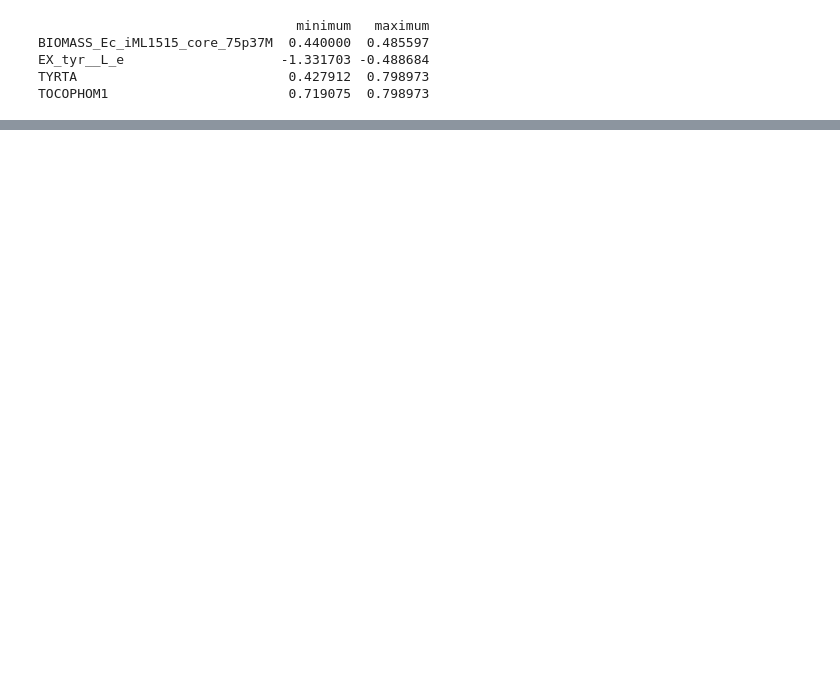
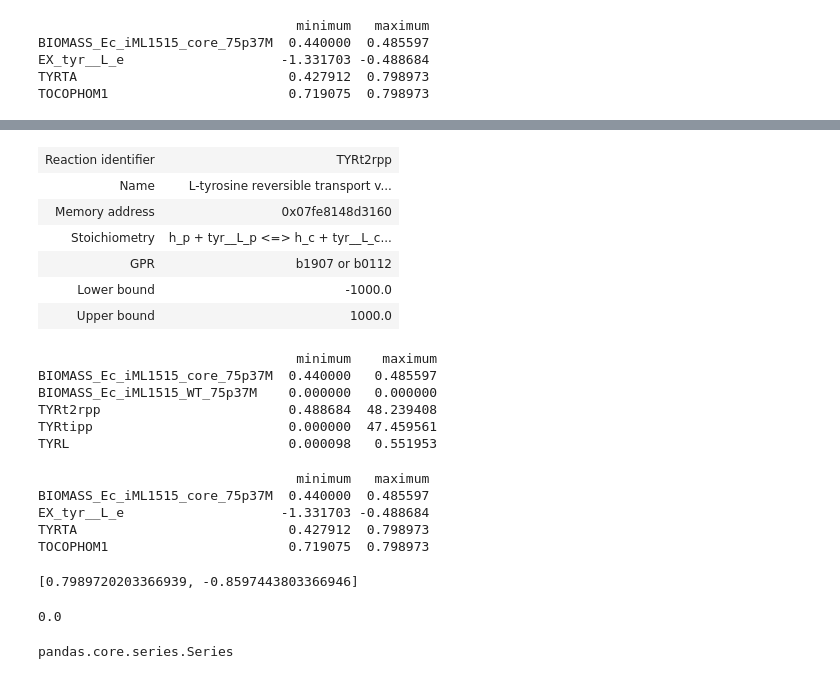
Before and after one commit to 27410/27410-group-assigment-group_2, a Jupyter notebook: 5_Exploring_fluxes.ipynb, the cells around one changed output, grey strips where cells are left out. Drawn from its saved outputs; the diff is of its cells as text; code cells hidden in the pictures; blank space fills up the shorter version.

```diff
--- a/5_Exploring_fluxes.ipynb
+++ b/5_Exploring_fluxes.ipynb
@@ -202,0 +239,60 @@ By simulating tyrosine uptake from the medium, the flux to alpha-tocopherol can
+# %%
+model.reactions.TYRt2rpp
+# %% [output]
+| Reaction identifier | TYRt2rpp |
+| Name | L-tyrosine reversible transport v... |
+| Memory address | 0x07fe8148d3160 |
+| Stoichiometry | h_p + tyr__L_p <=> h_c + tyr__L_c... |
+| GPR | b1907 or b0112 |
+| Lower bound | -1000.0 |
+| Upper bound | 1000.0 |
+# %%
+medium = model.medium
+with model:
+    model.reactions.EX_tyr__L_e.lower_bound = -10
+    model.reactions.BIOMASS_Ec_iML1515_core_75p37M.lower_bound = 0.44
+    reactions_tt = [model.reactions.BIOMASS_Ec_iML1515_core_75p37M, model.reactions.BIOMASS_Ec_iML1515_WT_75p37M, model.reactions.TYRt2rpp, model.reactions.TYRtipp, model.reactions.TYRL]
+    fva = flux_variability_analysis(model, reaction_list = reactions_tt, fraction_of_optimum=0.9)
+print(fva)
+# %% [output]
+                                 minimum    maximum
+BIOMASS_Ec_iML1515_core_75p37M  0.440000   0.485597
+BIOMASS_Ec_iML1515_WT_75p37M    0.000000   0.000000
+TYRt2rpp                        0.488684  48.239408
+TYRtipp                         0.000000  47.459561
+TYRL                            0.000098   0.551953
+# %%
+medium = model.medium
+with model:
+    model.reactions.EX_tyr__L_e.lower_bound = -10
+    model.reactions.BIOMASS_Ec_iML1515_core_75p37M.lower_bound = 0.44
+    model.reactions.TYRt2rpp.upper_bound = 10
+    model.reactions.TYRtipp.upper_bound = 10
+    reactions_tt = [model.reactions.BIOMASS_Ec_iML1515_core_75p37M, model.reactions.EX_tyr__L_e, model.reactions.TYRTA, model.reactions.TOCOPHOM1]
+    fva = flux_variability_analysis(model, reaction_list = reactions_tt, fraction_of_optimum=0.9)
+print(fva)
+# %% [output]
+                                 minimum   maximum
+BIOMASS_Ec_iML1515_core_75p37M  0.440000  0.485597
+EX_tyr__L_e                    -1.331703 -0.488684
+TYRTA                           0.427912  0.798973
+TOCOPHOM1                       0.719075  0.798973
+# %%
+with model:
+    model.reactions.EX_tyr__L_e.lower_bound = -10
+    model.reactions.BIOMASS_Ec_iML1515_core_75p37M.lower_bound = 0.44
+    solution = model.optimize()
+    #model.reactions.EX_glc__D_e.flux
+    reaction_list = [solution.fluxes.TYRTA, solution.fluxes.EX_tyr__L_e]
+    print(reaction_list)
+# %% [output]
+[0.7989720203366939, -0.8597443803366946]
+# %%
+solution = model.optimize()
+solution.fluxes.TYRL
+# %% [output]
+0.0
+# %%
+type(solution.fluxes)
+# %% [output]
+pandas.core.series.Series
```
Also changed, not shown: parts of 11 cells of this notebook.
